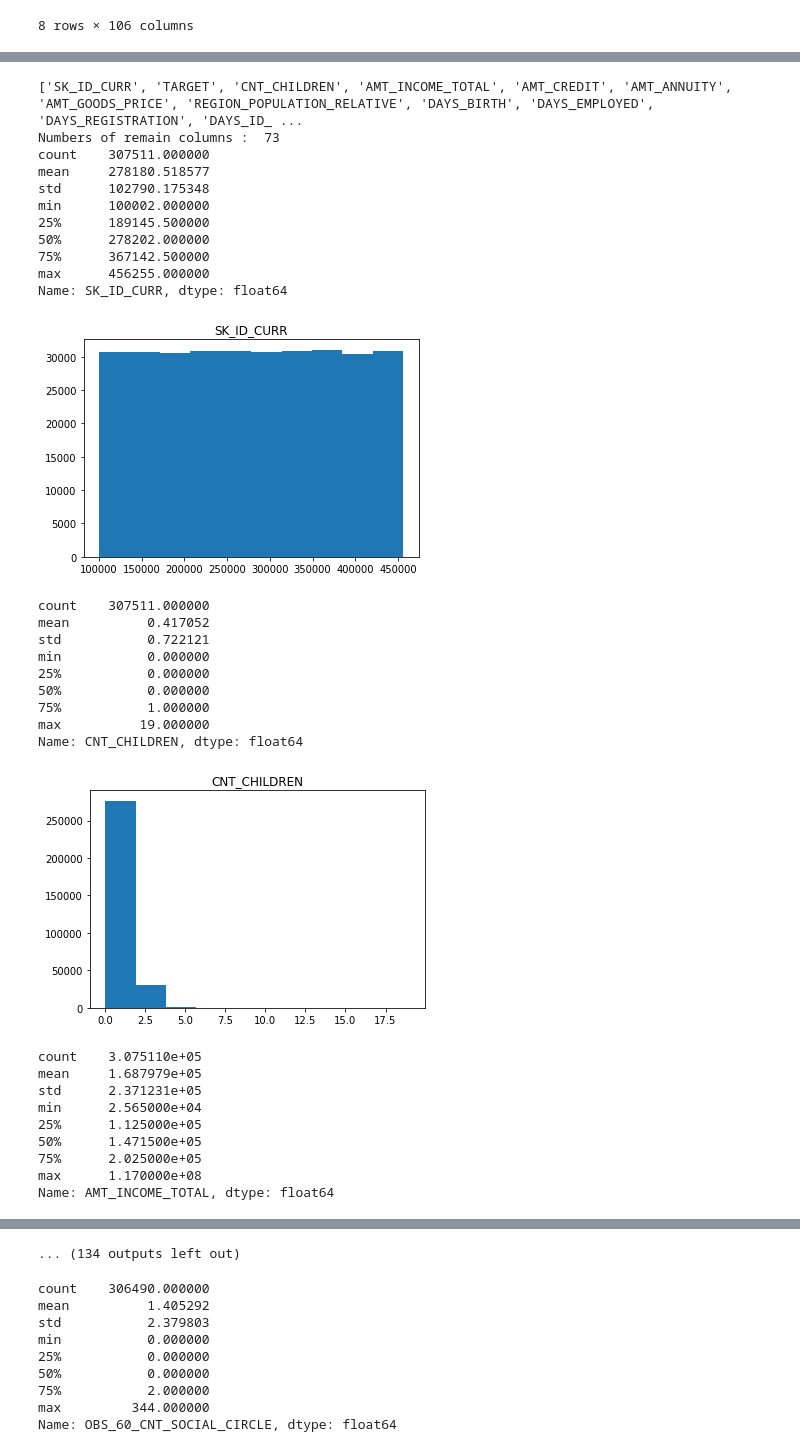
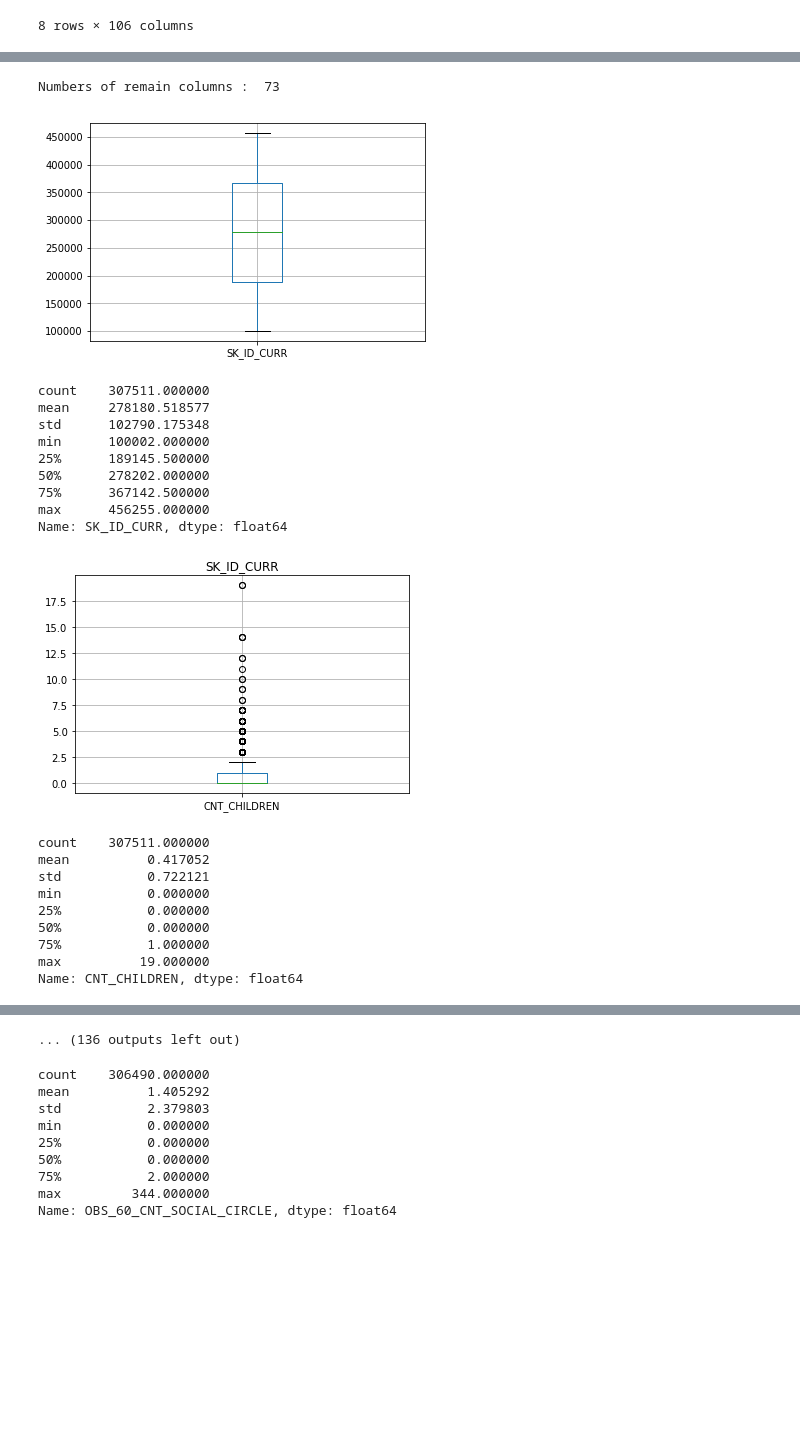
Before and after one commit to YanChengZhu1123/2nd-ML100Days, a Jupyter notebook: homework/Day_006_HW.ipynb, the cells around one changed output, grey strips where cells are left out. Saved outputs shown, nothing was run; the diff lists cells and outputs as text; code cells hidden in the pictures; blank space fills up the shorter version.

```diff
--- a/homework/Day_006_HW.ipynb
+++ b/homework/Day_006_HW.ipynb
@@ -90,48 +91,41 @@ IndentationError: unexpected indent (<ipython-input-126-acfeb173c289>, line 14)
 # %%
 dtype_select = [int,str,float]
 numeric_columns = list(app_train.columns[list(app_train.dtypes.isin(dtype_select))])
 #print(numeric_columns)
 # 再把只有 2 值 (通常是 0,1) 的欄位去掉
 numeric_columns = list(app_train[numeric_columns].columns[list(app_train[numeric_columns].apply(lambda x:len(x.unique())!=2 ))])
 print("Numbers of remain columns : ", len(numeric_columns))
 
+
 for col in numeric_columns:
     """
     Your CODE HERE, make the box plot
     """
-    ax1 = plt.hist(app_train[col])
+    #ax1 = plt.hist(app_train[col])
+
+    app_train.boxplot(col)
+    plt.show()
     print(app_train[col].describe())
     plt.title(col)
-    plt.show()
 # %% [output]
-['SK_ID_CURR', 'TARGET', 'CNT_CHILDREN', 'AMT_INCOME_TOTAL', 'AMT_CREDIT', 'AMT_ANNUITY', 'AMT_GOODS_PRICE', 'REGION_POPULATION_RELATIVE', 'DAYS_BIRTH', 'DAYS_EMPLOYED', 'DAYS_REGISTRATION', 'DAYS_ID_ ...
 Numbers of remain columns :  73
-count    307511.000000
-mean     278180.518577
-std      102790.175348
-min      100002.000000
-25%      189145.500000
-50%      278202.000000
-75%      367142.500000
-max      456255.000000
-Name: SK_ID_CURR, dtype: float64
-[figure, old version]
+[figure, new version]
 count    307511.000000
-mean          0.417052
-std           0.722121
-min           0.000000
-25%           0.000000
-50%           0.000000
-75%           1.000000
-max          19.000000
-Name: CNT_CHILDREN, dtype: float64
+mean     278180.518577
+std      102790.175348
+min      100002.000000
+25%      189145.500000
+50%      278202.000000
+75%      367142.500000
+max      456255.000000
+Name: SK_ID_CURR, dtype: float64
-[figure, old version]
+[figure, new version]
-count    3.075110e+05
-mean     1.687979e+05
-std      2.371231e+05
-min      2.565000e+04
-25%      1.125000e+05
-50%      1.471500e+05
-75%      2.025000e+05
-max      1.170000e+08
-Name: AMT_INCOME_TOTAL, dtype: float64
+count    307511.000000
+mean          0.417052
+std           0.722121
+min           0.000000
+25%           0.000000
+50%           0.000000
+75%           1.000000
+max          19.000000
+Name: CNT_CHILDREN, dtype: float64
@@ -169,4 +163,4 @@ Name: AMT_GOODS_PRICE, dtype: float64
-... (134 outputs left out)
+... (136 outputs left out)
 # %%
 # 從上面的圖檢查的結果，至少這三個欄位好像有點可疑
 
```
Also changed, not shown: parts of 9 cells of this notebook.
